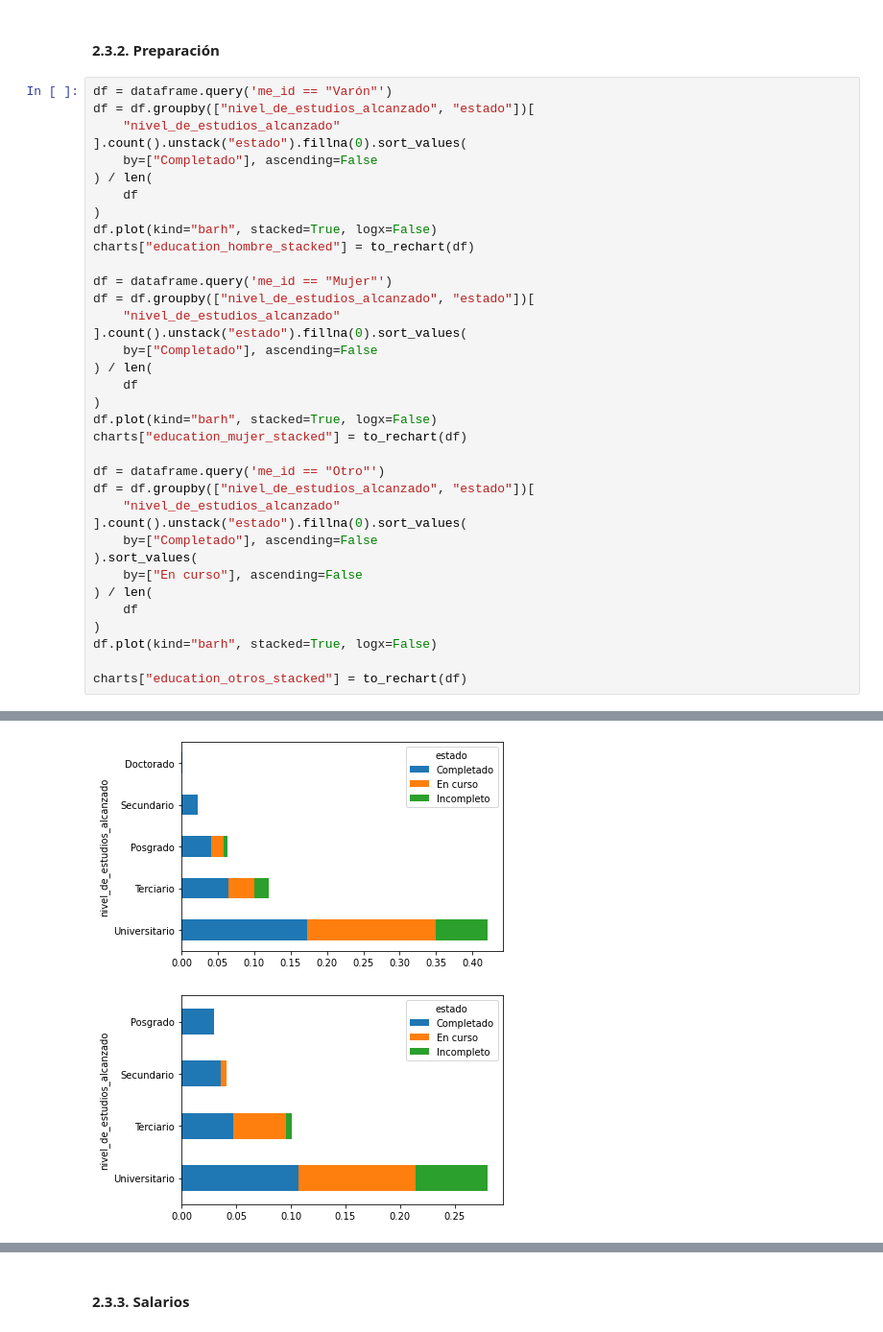
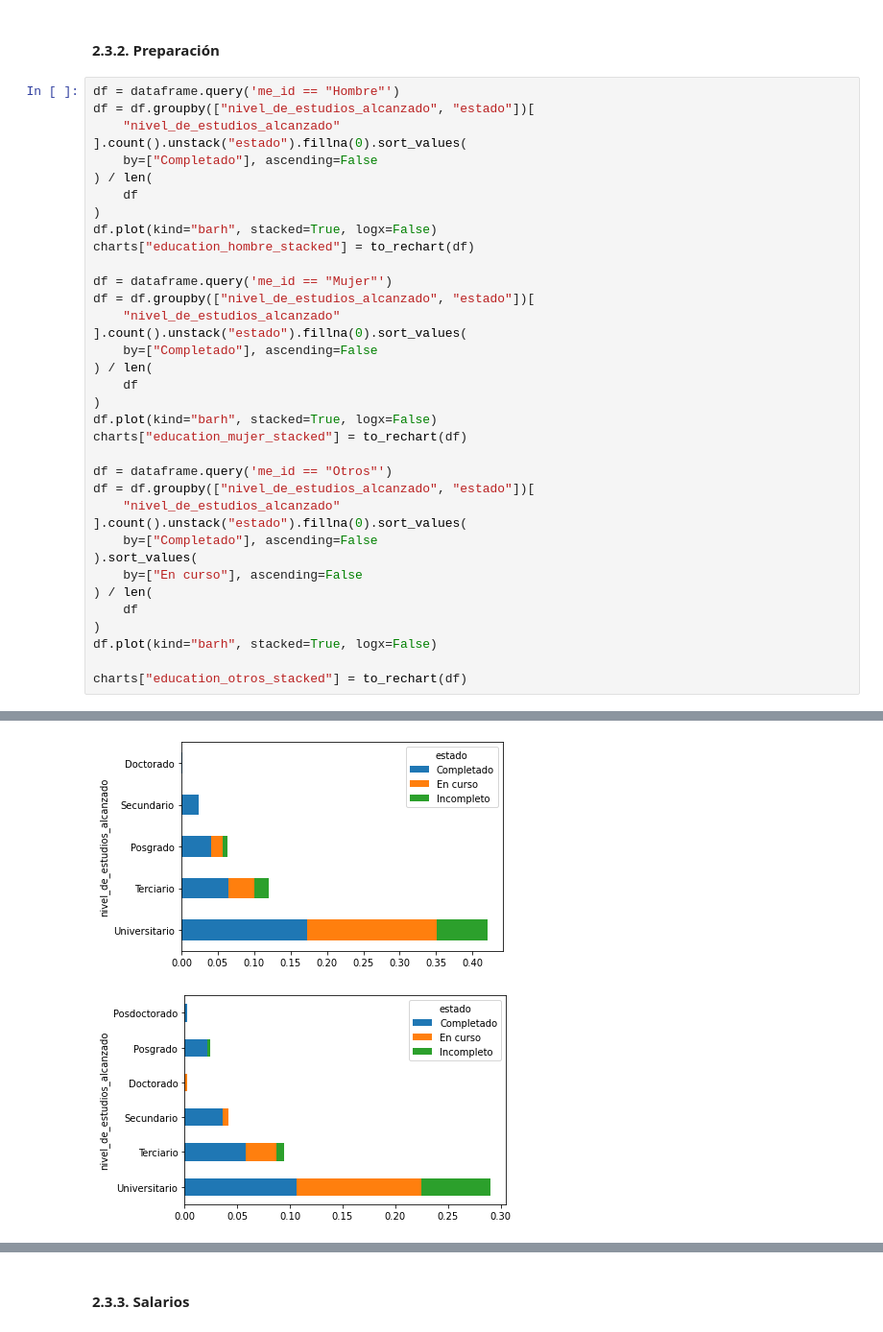
Before and after one commit to SebastianESaavedra/openqube-sueldos, a Jupyter notebook: pipeline/data-analysis.ipynb, the cells around one changed output, grey strips where cells are left out. Shown at 96% size. Drawn from its saved outputs; the diff is of its cells as text.

Commit message:
bin genders in 3 categories: hombre, mujer, otros

```diff
--- a/pipeline/data-analysis.ipynb
+++ b/pipeline/data-analysis.ipynb
@@ -1500,7 +1499,7 @@ df.loc[ix_rest, "me_id"] = "Otro"
 # %% [markdown]
 #### 2.3.2. Preparación
 # %%
-df = dataframe.query('me_id == "Varón"')
+df = dataframe.query('me_id == "Hombre"')
 df = df.groupby(["nivel_de_estudios_alcanzado", "estado"])[
     "nivel_de_estudios_alcanzado"
 ].count().unstack("estado").fillna(0).sort_values(
@@ -1510,35 +1509,35 @@ df = df.groupby(["nivel_de_estudios_alcanzado", "estado"])[
 )
 df.plot(kind="barh", stacked=True, logx=False)
 charts["education_hombre_stacked"] = to_rechart(df)
 
 df = dataframe.query('me_id == "Mujer"')
 df = df.groupby(["nivel_de_estudios_alcanzado", "estado"])[
     "nivel_de_estudios_alcanzado"
 ].count().unstack("estado").fillna(0).sort_values(
     by=["Completado"], ascending=False
 ) / len(
     df
 )
 df.plot(kind="barh", stacked=True, logx=False)
 charts["education_mujer_stacked"] = to_rechart(df)
 
-df = dataframe.query('me_id == "Otro"')
+df = dataframe.query('me_id == "Otros"')
 df = df.groupby(["nivel_de_estudios_alcanzado", "estado"])[
     "nivel_de_estudios_alcanzado"
 ].count().unstack("estado").fillna(0).sort_values(
     by=["Completado"], ascending=False
 ).sort_values(
     by=["En curso"], ascending=False
 ) / len(
     df
 )
 df.plot(kind="barh", stacked=True, logx=False)
 
 charts["education_otros_stacked"] = to_rechart(df)
 # %% [output]
 [figure]
 [figure]
-[figure, old version]
+[figure, new version]
 [interactive output not drawn]
 # %% [markdown]
 #### 2.3.3. Salarios
```
Also changed, not shown: parts of 13 cells of this notebook, 1 other file.
